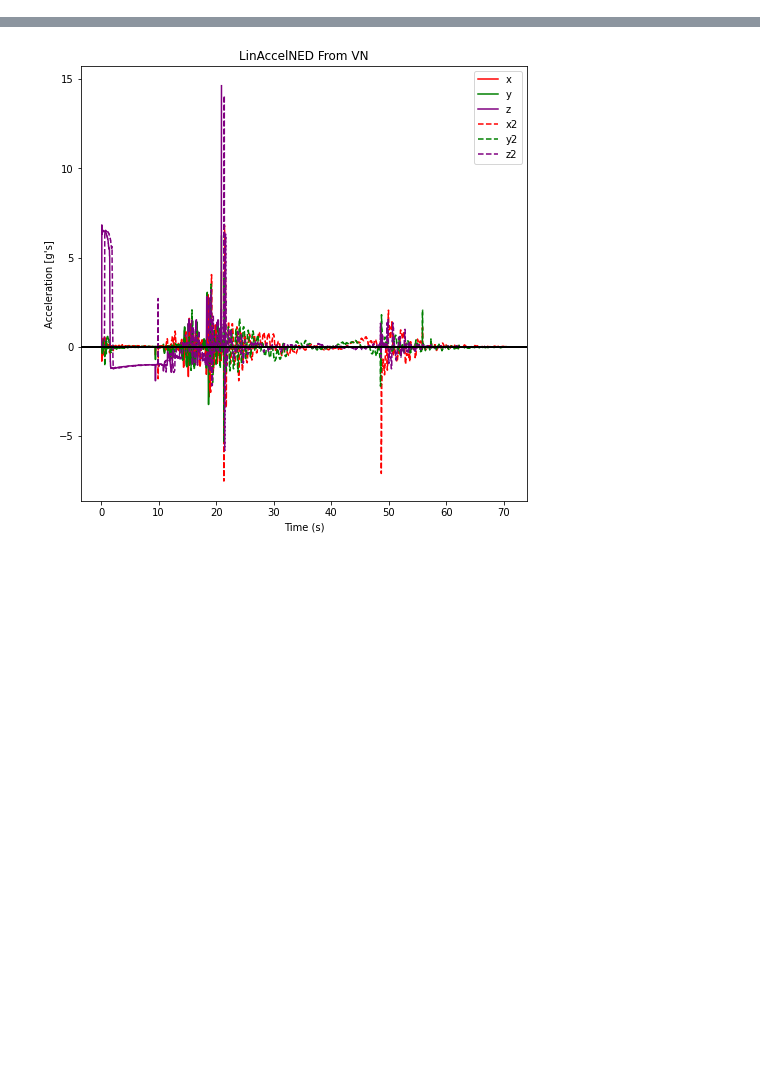
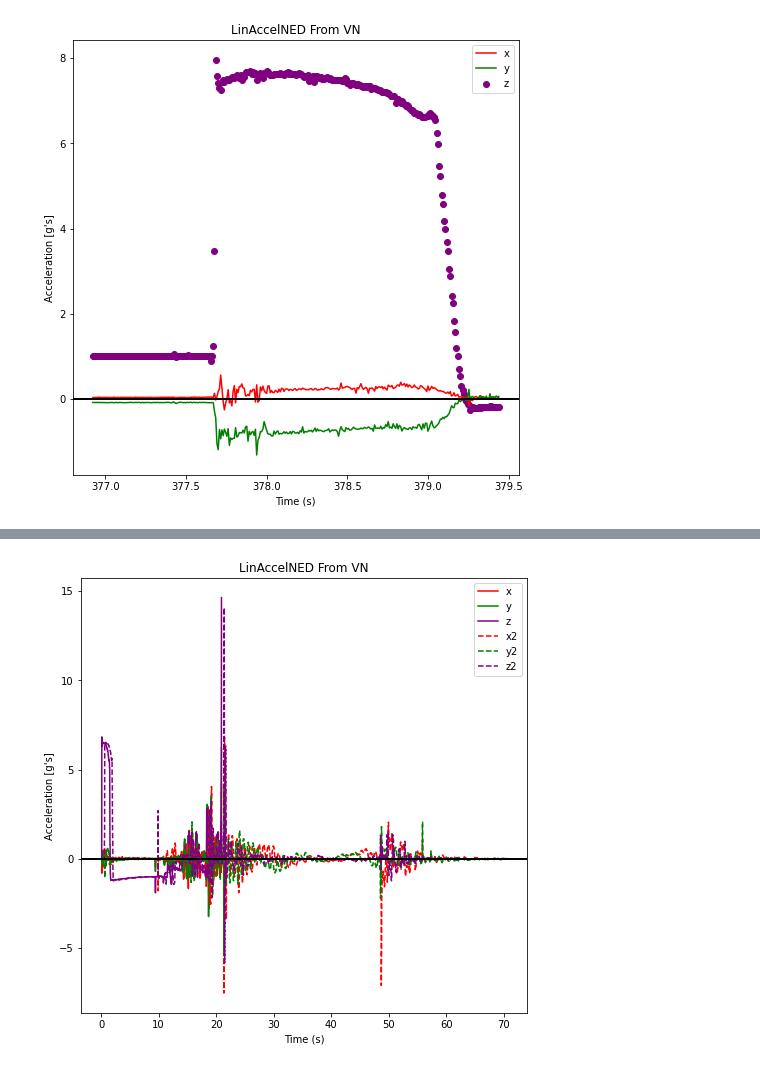
Before and after one commit to VADL-2022/IMU_VV, a Jupyter notebook: 03_Path_Recon/Fullscale2_Reconstruction.ipynb, the cells around one changed output, grey strips where cells are left out. Saved outputs shown, nothing was run; the diff lists cells and outputs as text; code cells hidden in the pictures; blank space fills up the shorter version.

```diff
--- a/03_Path_Recon/Fullscale2_Reconstruction.ipynb
+++ b/03_Path_Recon/Fullscale2_Reconstruction.ipynb
@@ -9,6 +10,49 @@ import Helper_Functions as hf
 LSM_datafile = "LSM_LOG_20220402-132105"
 SIFT1_datafile = "SIFT1_LOG_20220402_124920"
 SIFT2_datafile = "SIFT2_LOG_20220402_124347"
+Full_LSM_datafile = "FULL_LSM"
+
+# Parameters
+dt = 0.001
+B = 6.5*10**-3   # temperature lapse rate in troposphere in K/m
+R = 287   # ideal gas constant in J/(kg.K)
+g = 9.80665  # gravity at sea level in m/s2
+T0 = 288.15   # standard air temperature in K
+P0 = 101.325   # standard air pressure in kPa
+pi = 3.1415
+ft = 3.2884  # ft/m
+# %%
+################## DATA FRAME ##################
+datafile = '../Data/Fullscale2/' + Full_LSM_datafile + '.csv'
+fields = ['Timestamp', 'Accel X', 'Accel Y', 'Accel Z']
+
+df = pd.read_csv(datafile, skipinitialspace=True, usecols=fields)
+df.drop(df.tail(1).index, inplace = True)
+
+################## INIT VECTORS ##################
+all_time = df['Timestamp'].values
+tdata_LSM = range(len(all_time))
+tdata_LSM = (tdata_LSM - all_time[0])/130
+ax_g_LSM = np.array([float(val) for val in df['Accel X'].values])/9.8
+ay_g_LSM = np.array([float(val) for val in df['Accel Y'].values])/9.8
+az_g_LSM = np.array([float(val) for val in df['Accel Z'].values])/9.8
+
+start = 49000
+end = -1
+
+fig1 = plt.figure(1, figsize=(8,8))
+ax = plt.subplot(111)
+l2 = ax.plot(tdata_LSM[start:end], ax_g_LSM[start:end], color='red', label='x')
+l3 = ax.plot(tdata_LSM[start:end], ay_g_LSM[start:end], color='green', label='y')
+l4 = ax.scatter(tdata_LSM[start:end], az_g_LSM[start:end], color='purple', label='z')
+l5 = plt.axhline(y=0, color='black', linewidth=2)
+ax.set_title("LinAccelNED From VN")
+ax.set_xlabel('Time (s)')
+ax.set_ylabel("Acceleration [g's]")
+ax.legend()
+plt.show()
+# %% [output]
+[figure, added]
 # %%
 ################## DATA FRAME ##################
 datafile = '../Data/Fullscale2/' + LSM_datafile + '.csv'
```
Also changed, not shown: parts of 20 cells of this notebook, 2 other files.
